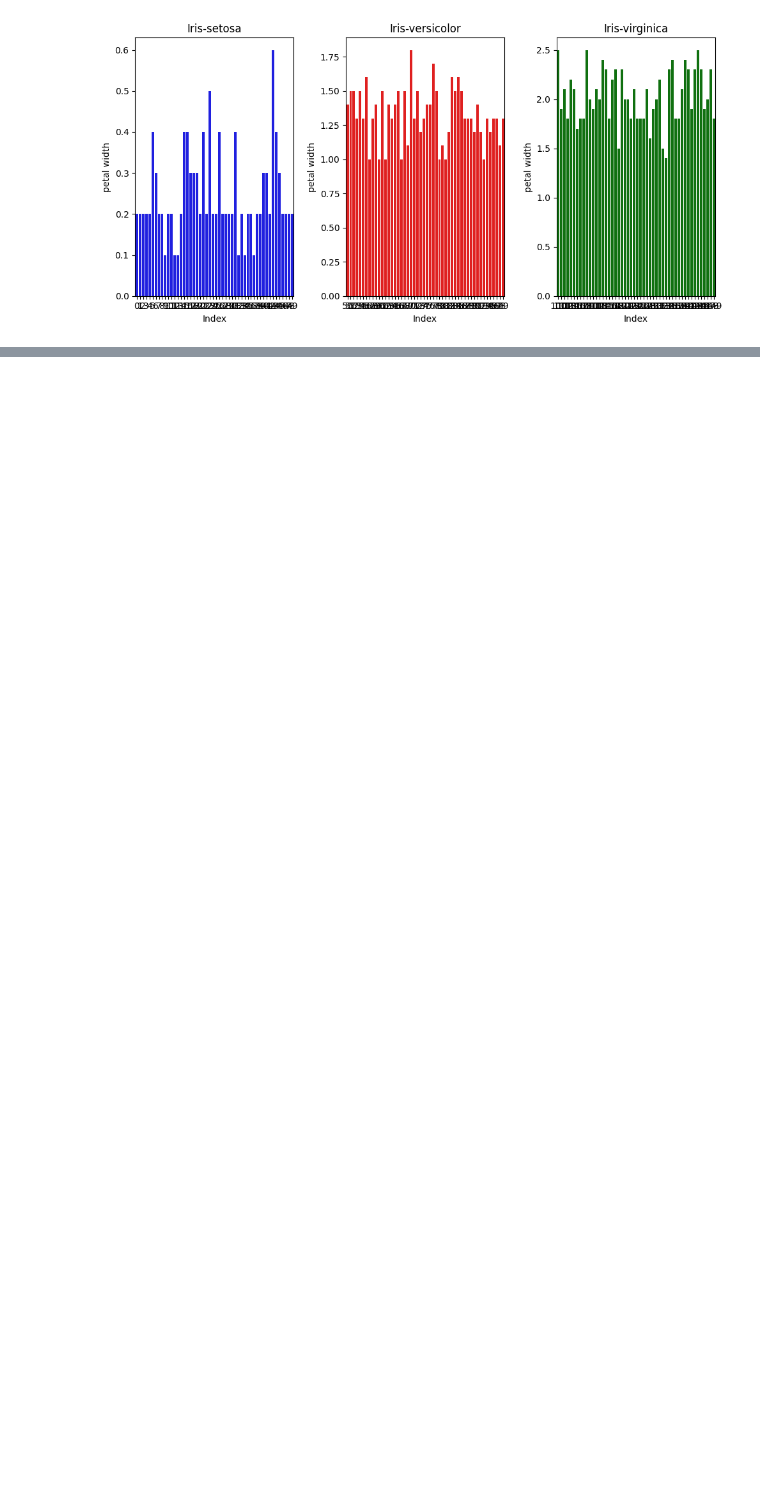
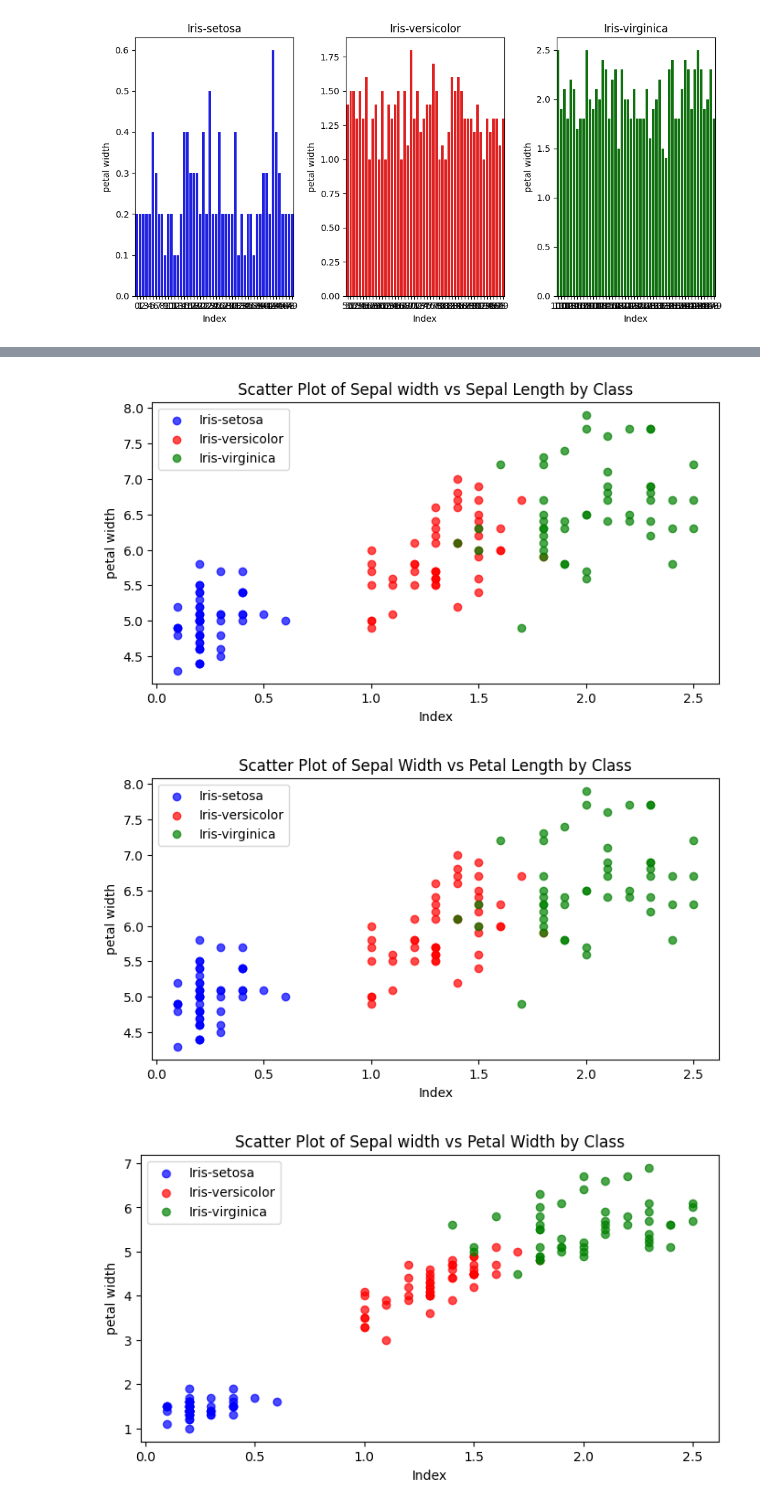
Before and after one commit to fthndev/pendata, a Jupyter notebook: _sources/Data_Mining_Data_Understanding.ipynb, the cells around one changed output, grey strips where cells are left out. Saved outputs shown, nothing was run; the diff lists cells and outputs as text; code cells hidden in the pictures; blank space fills up the shorter version.

```diff
--- a/_sources/Data_Mining_Data_Understanding.ipynb
+++ b/_sources/Data_Mining_Data_Understanding.ipynb
@@ -470,17 +606,0 @@ plt.show()
-# %%
-kolom = "petal width"
-class_col = "Class"
-
-colors = {"Iris-setosa": "blue", "Iris-versicolor": "red", "Iris-virginica": "green"}
-
-plt.figure(figsize=(8, 4))
-
-for species, color in colors.items():
-    subset = merged_db[merged_db[class_col] == species]
-    plt.scatter(subset.index, subset[kolom], color=color, label=species, alpha=0.7)
-
-plt.xlabel("Index")
-plt.ylabel(kolom)
-plt.title("Scatter Plot of Petal Width by Class")
-plt.legend()
-plt.show()
@@ -488,0 +607,62 @@ plt.show()
+# %%
+kolom_1 = "petal width"
+kolom_2 = "sepal length"
+class_col = "Class"
+
+colors = {"Iris-setosa": "blue", "Iris-versicolor": "red", "Iris-virginica": "green"}
+
+plt.figure(figsize=(8, 4))
+
+for species, color in colors.items():
+    subset = merged_db[merged_db[class_col] == species]
+    plt.scatter(subset[kolom_1], subset[kolom_2], color=color, label=species, alpha=0.7)
+
+plt.xlabel("Index")
+plt.ylabel(kolom)
+plt.title("Scatter Plot of Sepal width vs Sepal Length by Class")
+plt.legend()
+plt.show()
+
+print("\n")
+
+kolom_1 = "petal width"
+kolom_2 = "sepal length"
+class_col = "Class"
+
+colors = {"Iris-setosa": "blue", "Iris-versicolor": "red", "Iris-virginica": "green"}
+
+plt.figure(figsize=(8, 4))
+
+for species, color in colors.items():
+    subset = merged_db[merged_db[class_col] == species]
+    plt.scatter(subset[kolom_1], subset[kolom_2], color=color, label=species, alpha=0.7)
+
+plt.xlabel("Index")
+plt.ylabel(kolom)
+plt.title("Scatter Plot of Sepal Width vs Petal Length by Class")
+plt.legend()
+plt.show()
+
+print("\n")
+
+kolom_1 = "petal width"
+kolom_2 = "petal length"
+class_col = "Class"
+
+colors = {"Iris-setosa": "blue", "Iris-versicolor": "red", "Iris-virginica": "green"}
+
+plt.figure(figsize=(8, 4))
+
+for species, color in colors.items():
+    subset = merged_db[merged_db[class_col] == species]
+    plt.scatter(subset[kolom_1], subset[kolom_2], color=color, label=species, alpha=0.7)
+
+plt.xlabel("Index")
+plt.ylabel(kolom)
+plt.title("Scatter Plot of Sepal width vs Petal Width by Class")
+plt.legend()
+plt.show()
+# %% [output]
+[figure, added]
+[figure, added]
+[figure, added]
```
Also changed, not shown: parts of 33 cells of this notebook, 17 other files.
